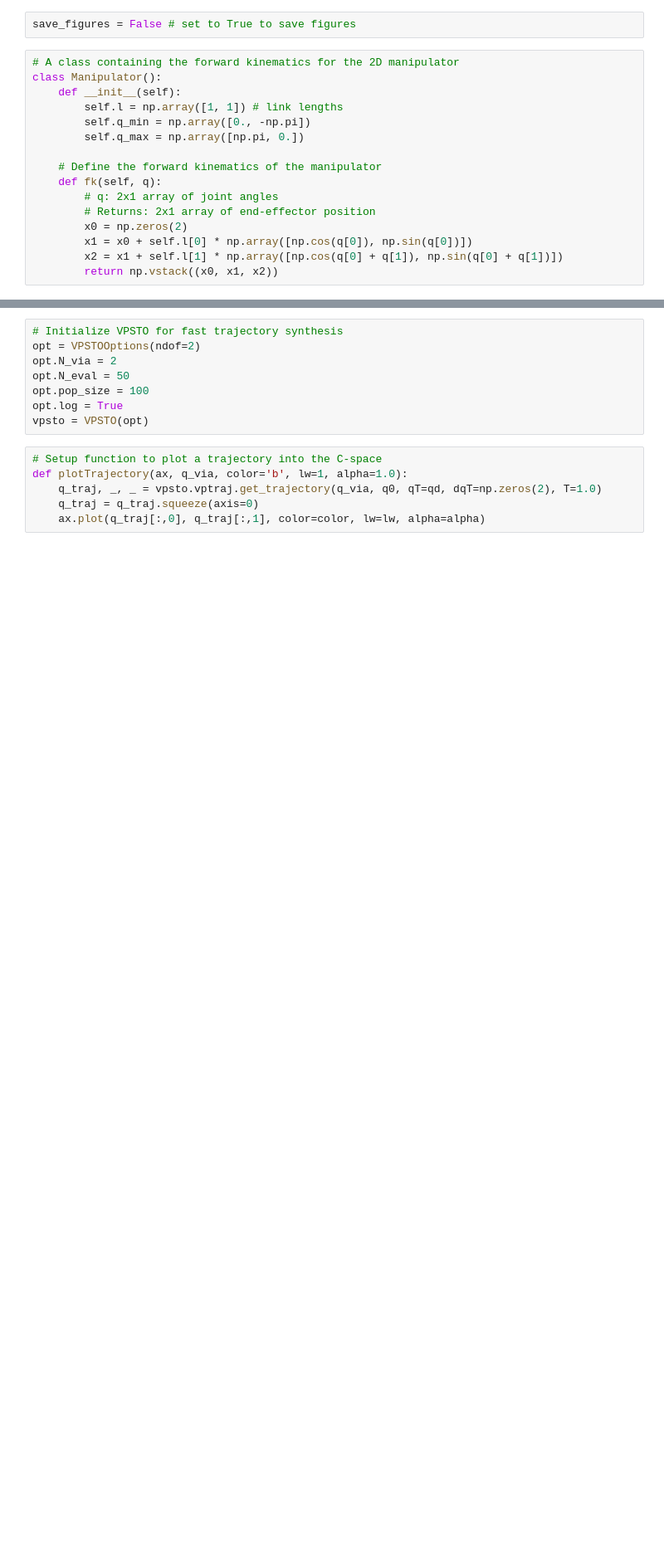
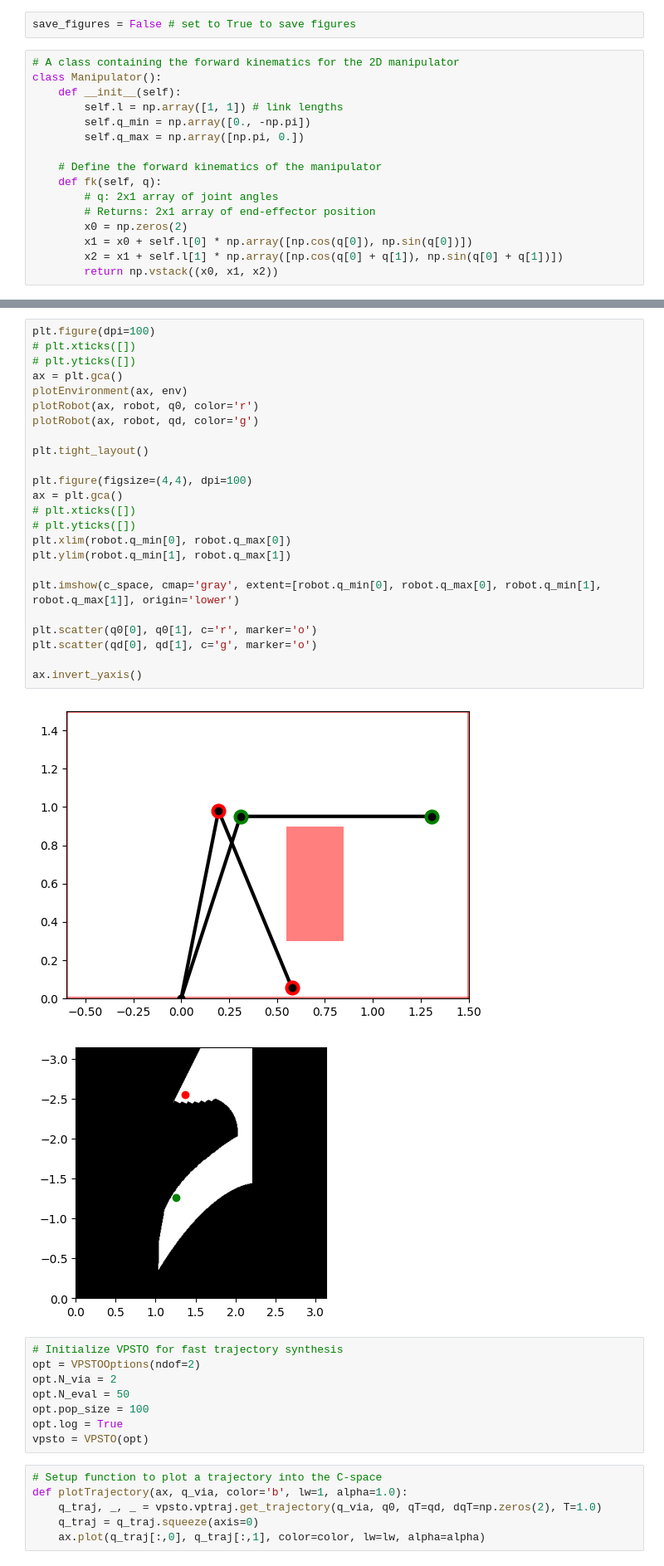
Before and after one commit to JuJankowski/vp-sto, a Jupyter notebook: examples/2D_manipulator_collision_avoidance.ipynb, the cells around one changed output, grey strips where cells are left out. Shown: that part at 83% size. Saved outputs shown, nothing was run; the diff lists cells and outputs as text; blank space fills up the shorter version.

```diff
--- a/examples/2D_manipulator_collision_avoidance.ipynb
+++ b/examples/2D_manipulator_collision_avoidance.ipynb
@@ -105,6 +115,33 @@ for i in range(n1_samples):
             c_space[j,i] = 0
         else:
             c_space[j,i] = 1
+# %%
+plt.figure(dpi=100)
+# plt.xticks([])
+# plt.yticks([])
+ax = plt.gca()
+plotEnvironment(ax, env)
+plotRobot(ax, robot, q0, color='r')
+plotRobot(ax, robot, qd, color='g')
+
+plt.tight_layout()
+
+plt.figure(figsize=(4,4), dpi=100)
+ax = plt.gca()
+# plt.xticks([])
+# plt.yticks([])
+plt.xlim(robot.q_min[0], robot.q_max[0])
+plt.ylim(robot.q_min[1], robot.q_max[1])
+
+plt.imshow(c_space, cmap='gray', extent=[robot.q_min[0], robot.q_max[0], robot.q_min[1], robot.q_max[1]], origin='lower')
+
+plt.scatter(q0[0], q0[1], c='r', marker='o')
+plt.scatter(qd[0], qd[1], c='g', marker='o')
+
+ax.invert_yaxis()
+# %% [output]
+[figure, added]
+[figure, added]
 # %%
 # Initialize VPSTO for fast trajectory synthesis
 opt = VPSTOOptions(ndof=2)
```
Also changed, not shown: parts of 12 cells of this notebook, 4 other files.
